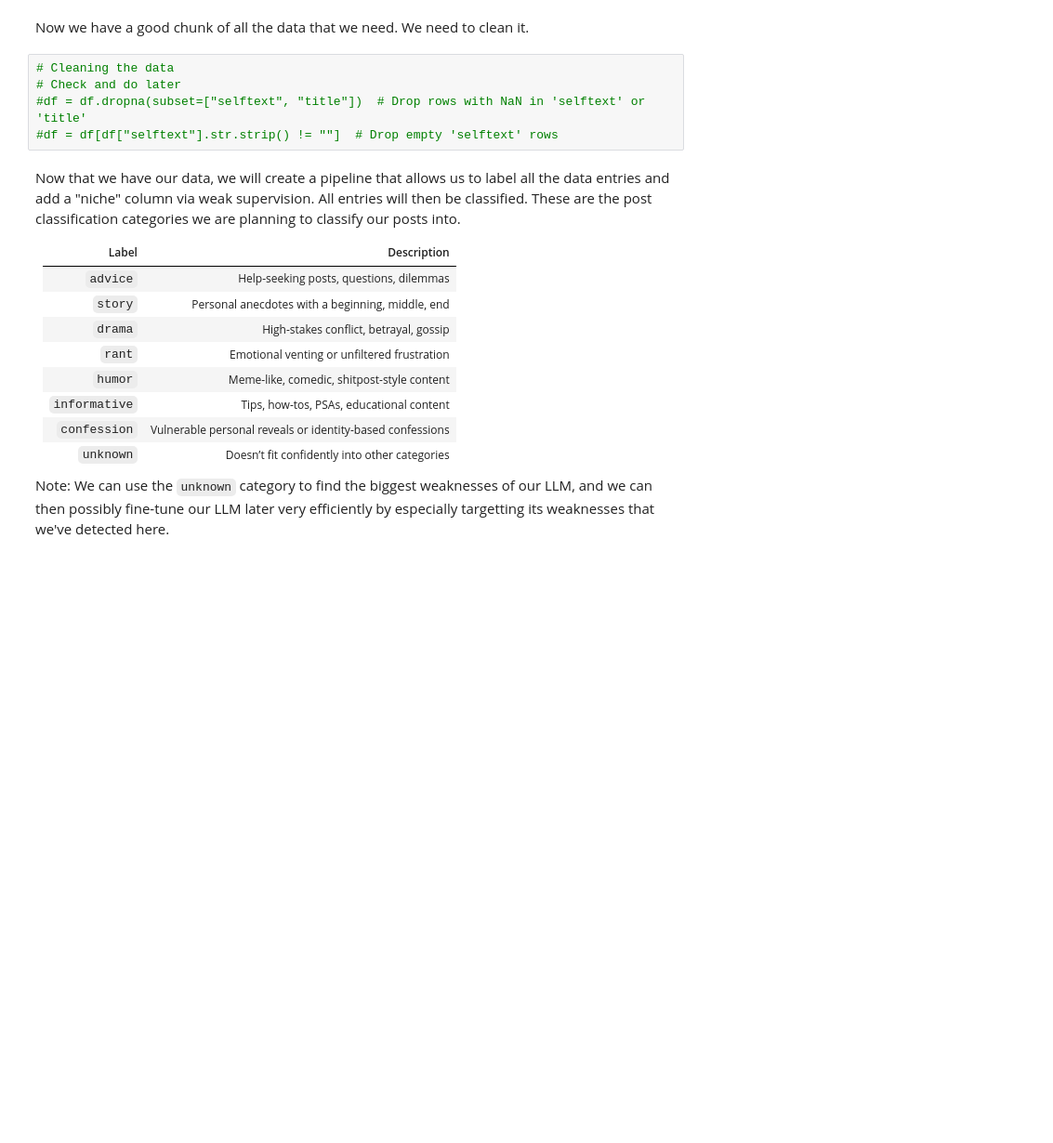
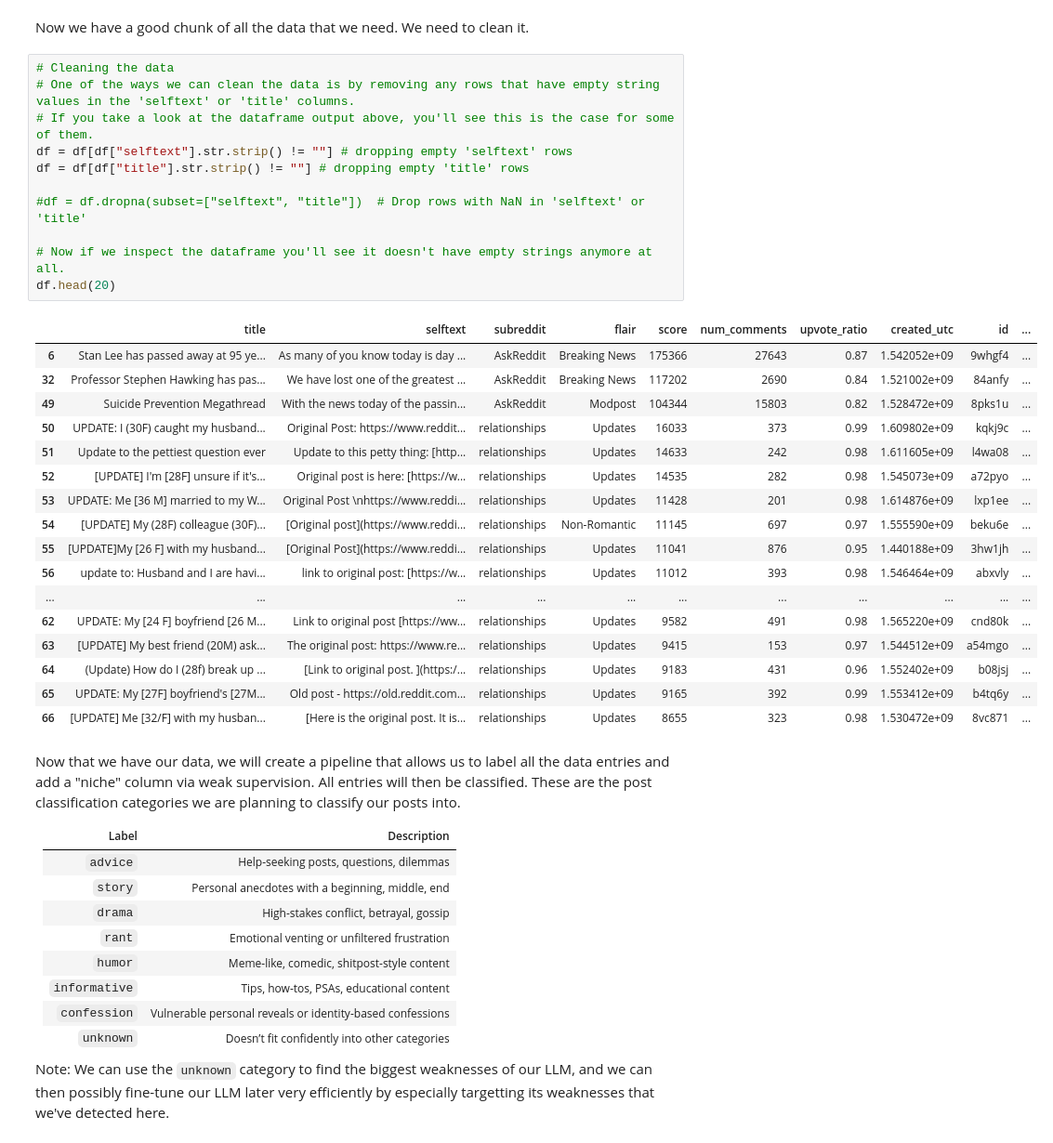
Before and after one commit to AtinChing/Applied-AI-ML-Implementations, a Jupyter notebook: classifier/reddit_niche_classifier.ipynb, the cells around one changed output. Shown at 93% size. Drawn from its saved outputs; the diff is of its cells as text; blank space fills up the shorter version.

Commit message:
implemented data cleaning + actually successfully scraped all needed and necessary data

```diff
--- a/classifier/reddit_niche_classifier.ipynb
+++ b/classifier/reddit_niche_classifier.ipynb
@@ -123,9 +125,33 @@ df.head(20)
 Now we have a good chunk of all the data that we need. We need to clean it.
 # %%
 # Cleaning the data
-# Check and do later
+# One of the ways we can clean the data is by removing any rows that have empty string values in the 'selftext' or 'title' columns.
+# If you take a look at the dataframe output above, you'll see this is the case for some of them.
+df = df[df["selftext"].str.strip() != ""] # dropping empty 'selftext' rows
+df = df[df["title"].str.strip() != ""] # dropping empty 'title' rows
+
 #df = df.dropna(subset=["selftext", "title"])  # Drop rows with NaN in 'selftext' or 'title'
-#df = df[df["selftext"].str.strip() != ""]  # Drop empty 'selftext' rows
+
+# Now if we inspect the dataframe you'll see it doesn't have empty strings anymore at all.
+df.head(20)
+# %% [output]
+|  | title | selftext | subreddit | flair | score | num_comments | upvote_ratio | created_utc | id | ... |
+| 6 | Stan Lee has passed away at 95 ye... | As many of you know today is day ... | AskReddit | Breaking News | 175366 | 27643 | 0.87 | 1.542052e+09 | 9whgf4 | ... |
+| 32 | Professor Stephen Hawking has pas... | We have lost one of the greatest ... | AskReddit | Breaking News | 117202 | 2690 | 0.84 | 1.521002e+09 | 84anfy | ... |
+| 49 | Suicide Prevention Megathread | With the news today of the passin... | AskReddit | Modpost | 104344 | 15803 | 0.82 | 1.528472e+09 | 8pks1u | ... |
+| 50 | UPDATE: I (30F) caught my husband... | Original Post: https://www.reddit... | relationships | Updates | 16033 | 373 | 0.99 | 1.609802e+09 | kqkj9c | ... |
+| 51 | Update to the pettiest question ever | Update to this petty thing: [http... | relationships | Updates | 14633 | 242 | 0.98 | 1.611605e+09 | l4wa08 | ... |
+| 52 | [UPDATE] I'm [28F] unsure if it's... | Original post is here: [https://w... | relationships | Updates | 14535 | 282 | 0.98 | 1.545073e+09 | a72pyo | ... |
+| 53 | UPDATE: Me [36 M] married to my W... | Original Post \nhttps://www.reddi... | relationships | Updates | 11428 | 201 | 0.98 | 1.614876e+09 | lxp1ee | ... |
+| 54 | [UPDATE] My (28F) colleague (30F)... | [Original post](https://www.reddi... | relationships | Non-Romantic | 11145 | 697 | 0.97 | 1.555590e+09 | beku6e | ... |
+| 55 | [UPDATE]My [26 F] with my husband... | [Original Post](https://www.reddi... | relationships | Updates | 11041 | 876 | 0.95 | 1.440188e+09 | 3hw1jh | ... |
+| 56 | update to: Husband and I are havi... | link to original post: [https://w... | relationships | Updates | 11012 | 393 | 0.98 | 1.546464e+09 | abxvly | ... |
+| ... | ... | ... | ... | ... | ... | ... | ... | ... | ... | ... |
+| 62 | UPDATE: My [24 F] boyfriend [26 M... | Link to original post [https://ww... | relationships | Updates | 9582 | 491 | 0.98 | 1.565220e+09 | cnd80k | ... |
+| 63 | [UPDATE] My best friend (20M) ask... | The original post: https://www.re... | relationships | Updates | 9415 | 153 | 0.97 | 1.544512e+09 | a54mgo | ... |
+| 64 | (Update) How do I (28f) break up ... | [Link to original post. ](https:/... | relationships | Updates | 9183 | 431 | 0.96 | 1.552402e+09 | b08jsj | ... |
+| 65 | UPDATE: My [27F] boyfriend's [27M... | Old post - https://old.reddit.com... | relationships | Updates | 9165 | 392 | 0.99 | 1.553412e+09 | b4tq6y | ... |
+| 66 | [UPDATE] Me [32/F] with my husban... | [Here is the original post. It is... | relationships | Updates | 8655 | 323 | 0.98 | 1.530472e+09 | 8vc871 | ... |
 # %% [markdown]
 Now that we have our data, we will create a pipeline that allows us to label all the data entries and add a "niche" column via weak supervision. All entries will then be classified.
 These are the post classification categories we are planning to classify our posts into.
```
Also changed, not shown: parts of 3 cells of this notebook, 1 other file.
